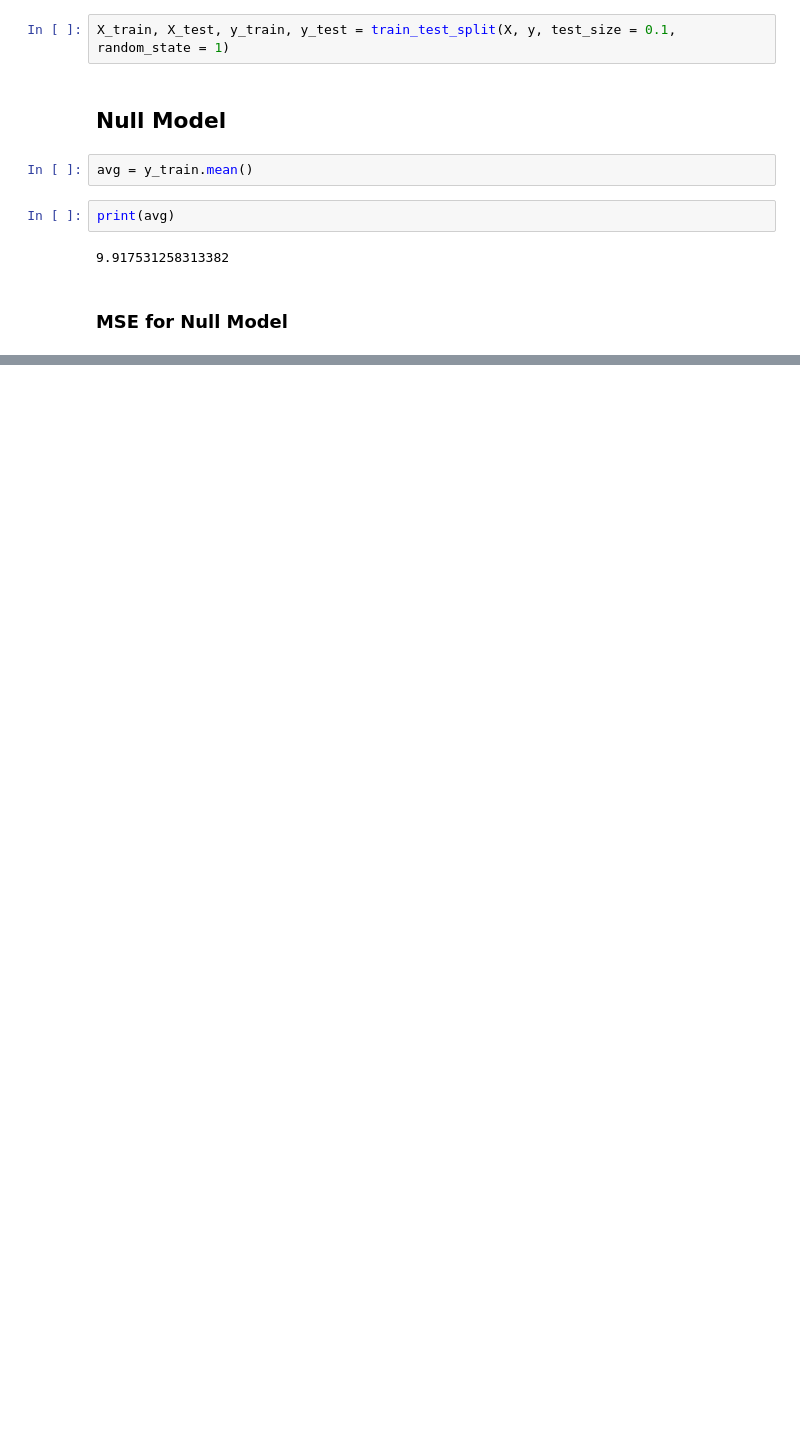
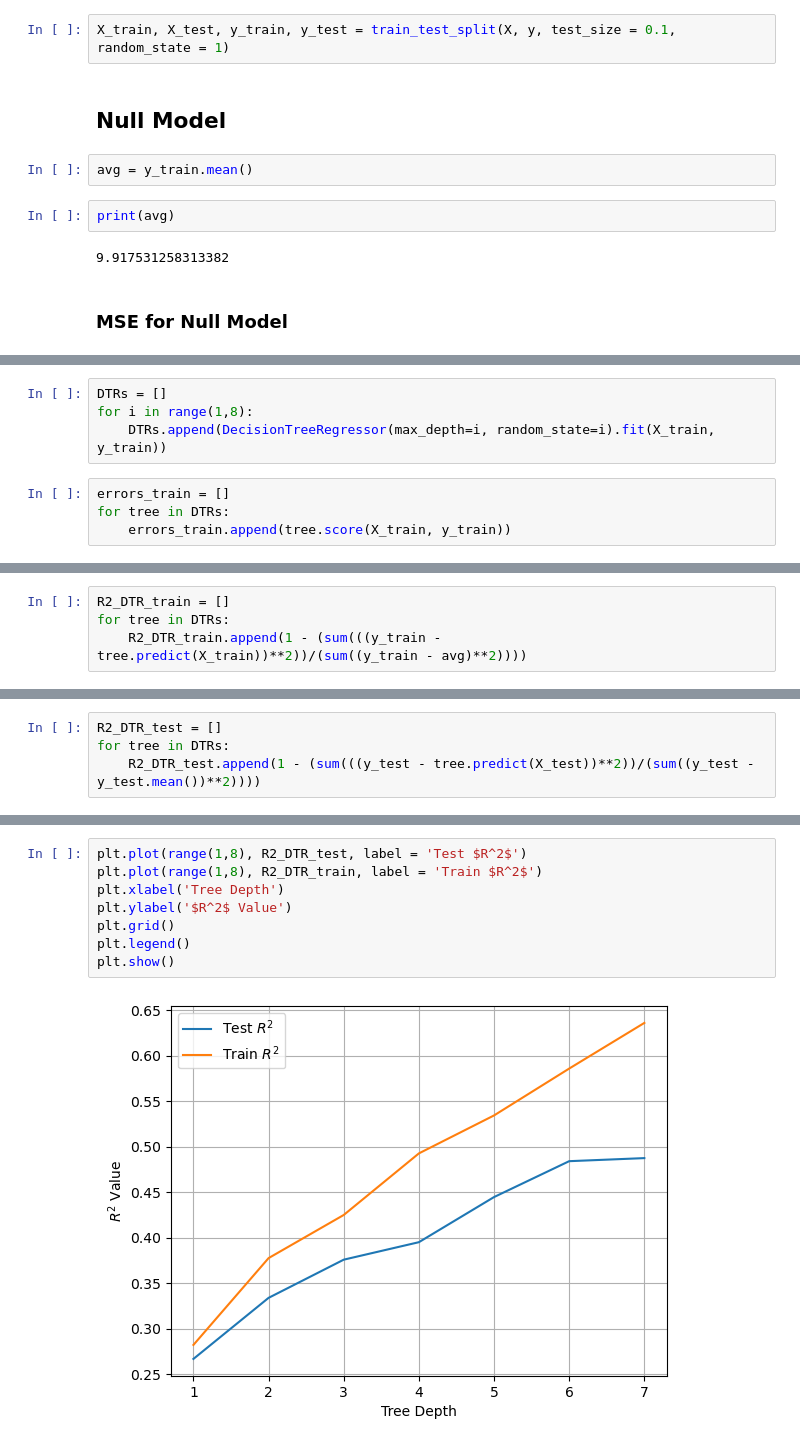
Before and after one commit to evan-stansell/Applied-ML-FSU, a Jupyter notebook: HW2/HW2 Notebook.ipynb, the cells around one changed output, grey strips where cells are left out. Saved outputs shown, nothing was run; the diff lists cells and outputs as text; blank space fills up the shorter version.

```diff
--- a/HW2/HW2 Notebook.ipynb
+++ b/HW2/HW2 Notebook.ipynb
@@ -63,0 +189,8 @@ print(MSE_train)
+# %%
+DTRs = []
+for i in range(1,8):
+    DTRs.append(DecisionTreeRegressor(max_depth=i, random_state=i).fit(X_train, y_train))
+# %%
+errors_train = []
+for tree in DTRs:
+    errors_train.append(tree.score(X_train, y_train))
@@ -63,0 +207,4 @@ print(MSE_train)
+# %%
+R2_DTR_train = []
+for tree in DTRs:
+    R2_DTR_train.append(1 - (sum(((y_train - tree.predict(X_train))**2))/(sum((y_train - avg)**2))))
@@ -63,0 +221,4 @@ print(MSE_train)
+# %%
+R2_DTR_test = []
+for tree in DTRs:
+    R2_DTR_test.append(1 - (sum(((y_test - tree.predict(X_test))**2))/(sum((y_test - y_test.mean())**2))))
@@ -63,0 +235,10 @@ print(MSE_train)
+# %%
+plt.plot(range(1,8), R2_DTR_test, label = 'Test $R^2$')
+plt.plot(range(1,8), R2_DTR_train, label = 'Train $R^2$')
+plt.xlabel('Tree Depth')
+plt.ylabel('$R^2$ Value')
+plt.grid()
+plt.legend()
+plt.show()
+# %% [output]
+[figure, added]
```
Also changed, not shown: parts of 43 cells of this notebook.
